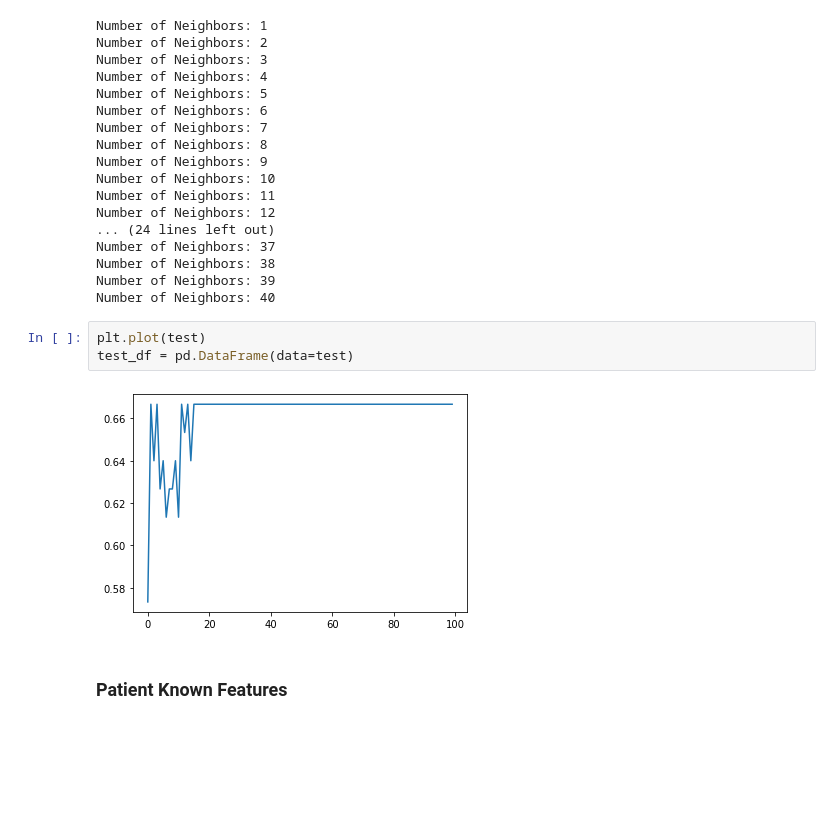
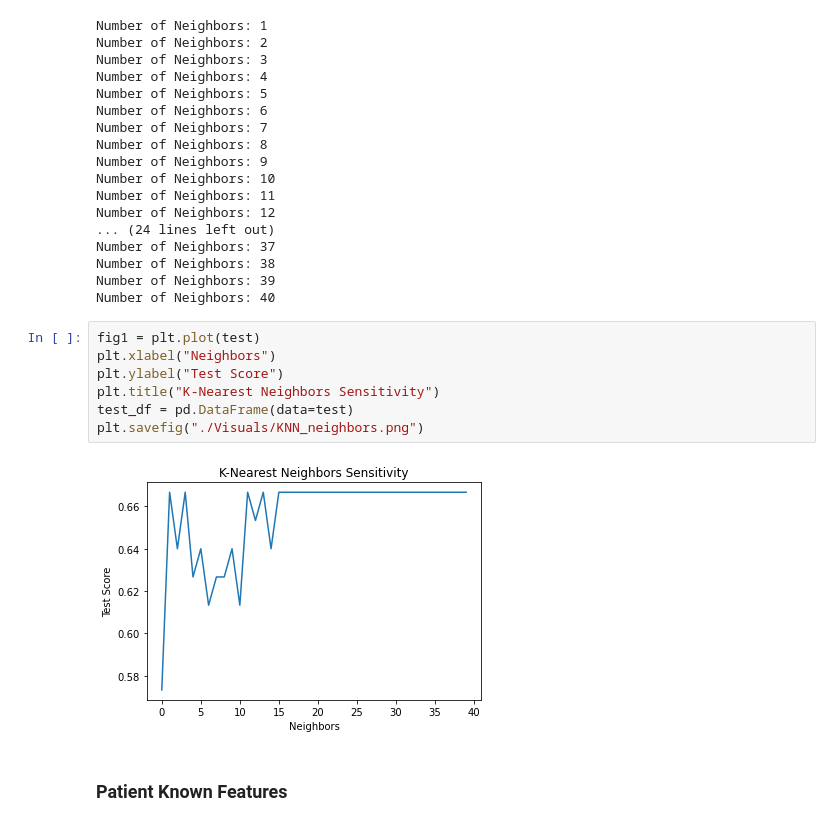
Before and after one commit to alexturkmen/Heart-Failure-Analysis, a Jupyter notebook: KNN_classifier.ipynb, the cells around one changed output. Saved outputs shown, nothing was run; the diff lists cells and outputs as text; blank space fills up the shorter version.

```diff
--- a/KNN_classifier.ipynb
+++ b/KNN_classifier.ipynb
@@ -92,11 +92,15 @@ Number of Neighbors: 37
 Number of Neighbors: 38
 Number of Neighbors: 39
 Number of Neighbors: 40
-# %%
-plt.plot(test)
-test_df = pd.DataFrame(data=test)
-# %% [output]
-[figure, removed]
+# %%
+fig1 = plt.plot(test)
+plt.xlabel("Neighbors")
+plt.ylabel("Test Score")
+plt.title("K-Nearest Neighbors Sensitivity")
+test_df = pd.DataFrame(data=test)
+plt.savefig("./Visuals/KNN_neighbors.png")
+# %% [output]
+[figure, added]
 # %% [markdown]
 ### Patient Known Features
 # %%
```
Also changed, not shown: 5 other files.
